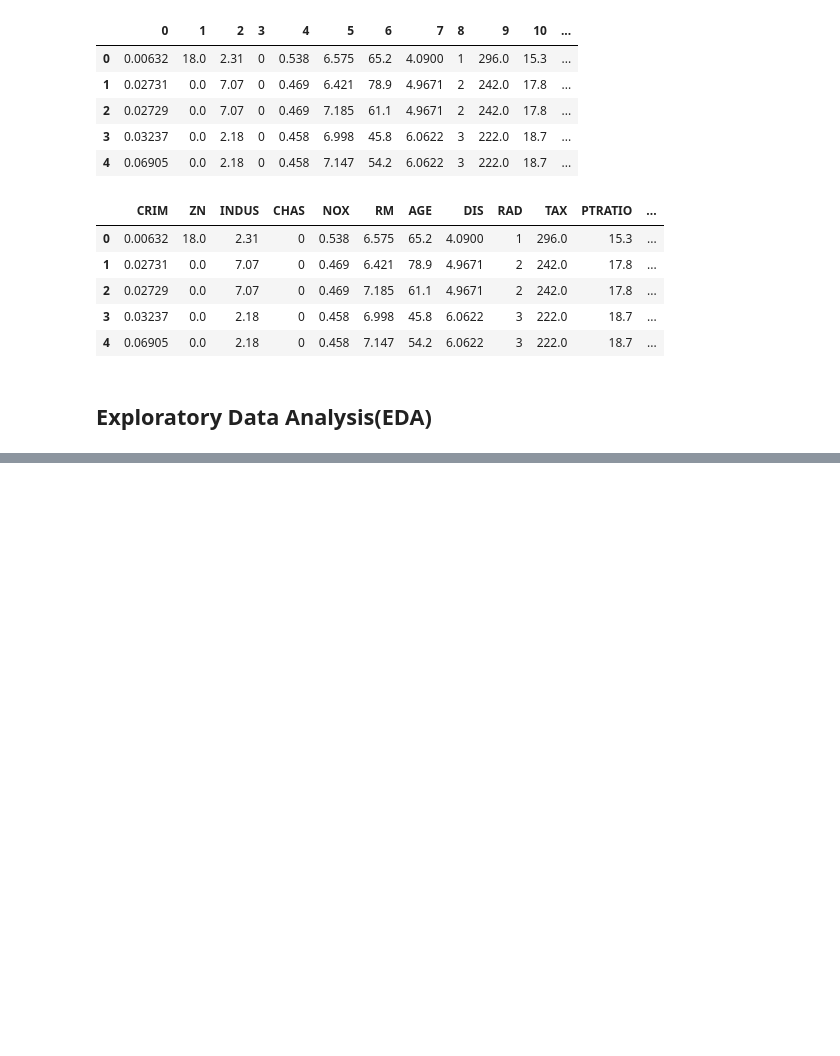
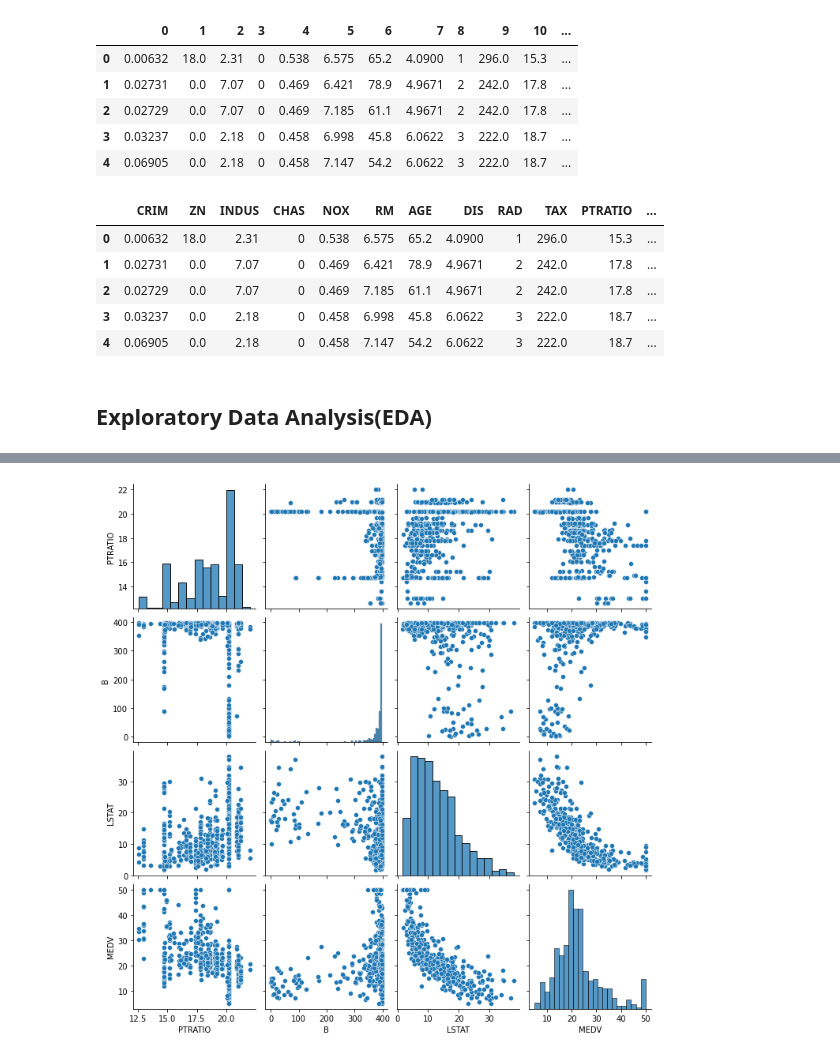
Before and after one commit to Sohando/Machine__Learning, a Jupyter notebook: Tutorial 001/boston_housing.ipynb, the cells around one changed output, grey strips where cells are left out. Drawn from its saved outputs; the diff is of its cells as text; code cells hidden in the pictures; blank space fills up the shorter version.

```diff
--- a/Tutorial 001/boston_housing.ipynb
+++ b/Tutorial 001/boston_housing.ipynb
@@ -50,0 +78,6 @@ df.head()
+# %%
+col_study = ['PTRATIO', 'B', 'LSTAT', 'MEDV']
+sns.pairplot(df[col_study], height=2.5)
+plt.show()
+# %% [output]
+[figure, added]
```
Also changed, not shown: parts of 9 cells of this notebook.
